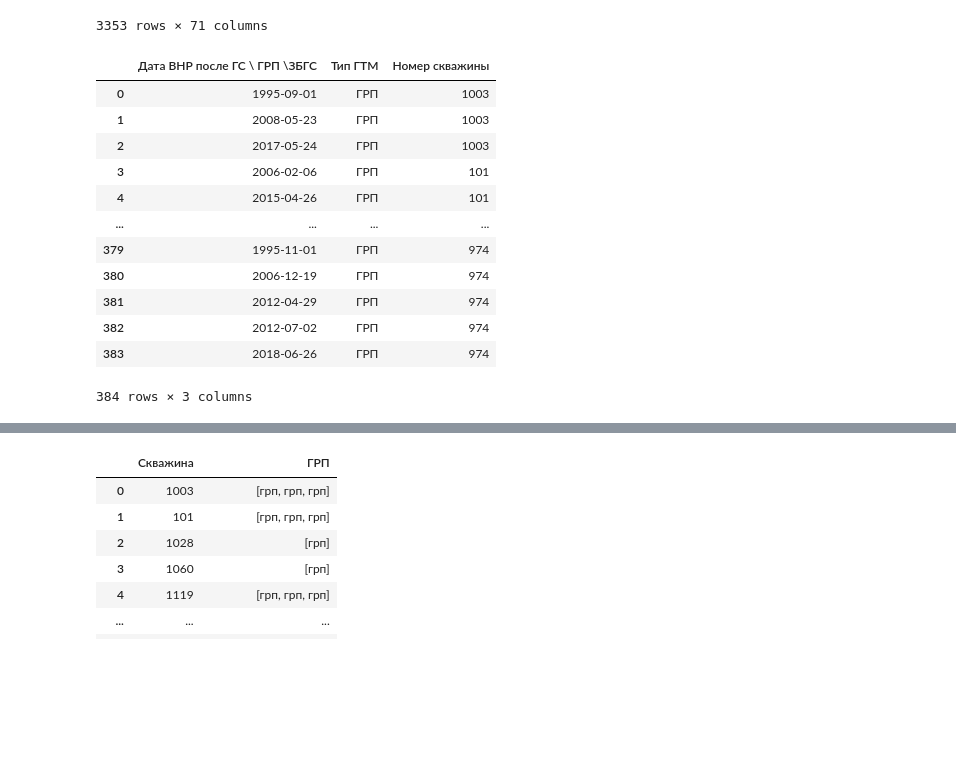
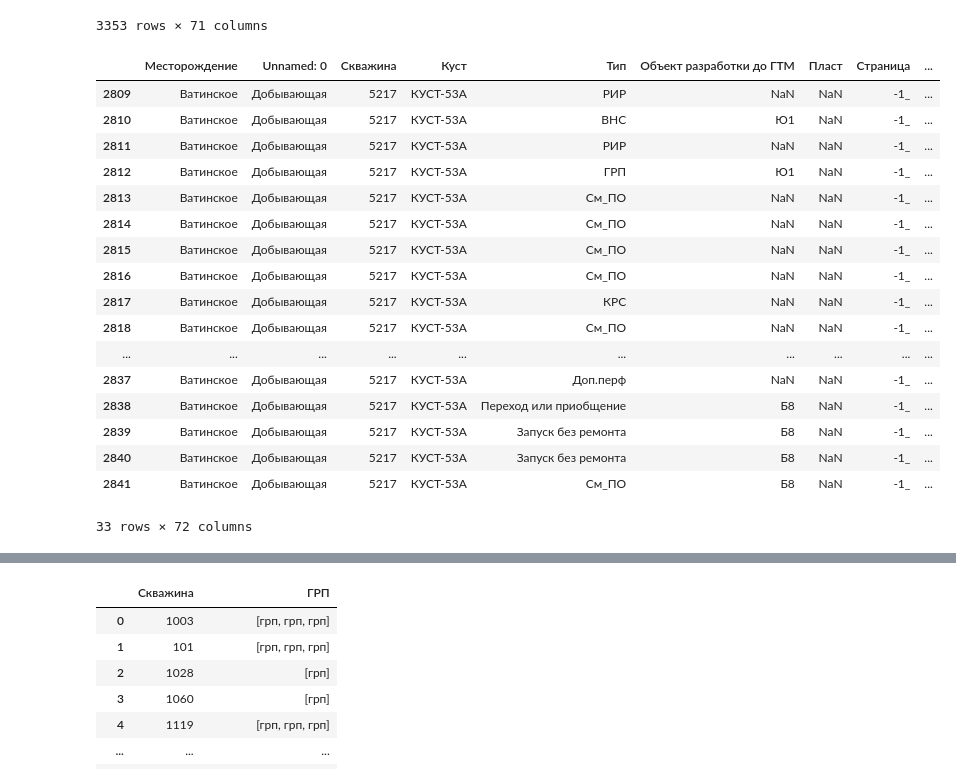
Before and after one commit to lybmvvs/appgazprom2.0, a Jupyter notebook: second app.ipynb, the cells around one changed output, grey strips where cells are left out. Drawn from its saved outputs; the diff is of its cells as text; code cells hidden in the pictures; blank space fills up the shorter version.

```diff
--- a/second app.ipynb
+++ b/second app.ipynb
@@ -255,40 +253,30 @@ grp_1
 # %%
 #даты введения ГРП и ВНС на скважинах очень важно!!!!!!!
 grp_3 = copy.deepcopy(grp_1)
-grp_3=grp_1
+
 grp_3['Дата ВНР после ГС \\ ГРП \\ЗБГС'] = grp_3.apply(
     lambda x:
-    x['Начало.1'] if 'КР7-2' in str(x['Краткое описание мероприятий'])
+    x['ВНР.1'] if 'КР7-2' in str(x['Краткое описание мероприятий'])
     else x['Начало.1'] if 'Ввод добывающих сква' in str(x['Краткое описание мероприятий'])
 
     else 'нет', axis=1)
-grp_3['Тип ГТМ'] = grp_3.apply(
-    lambda x:
-    'ГРП' if 'КР7-2' in str(x['Краткое описание мероприятий'])
-    else 'ВНС' if 'Ввод добывающих сква' in str(x['Краткое описание мероприятий'])
-    else 'нет', axis=1)
-grp_3 = grp_3.drop(grp_1[grp_1['Дата ВНР после ГС \\ ГРП \\ЗБГС'] == 'нет'].index)
-grp_3 = grp_3.groupby(by=['Скважина','Дата ВНР после ГС \ ГРП \ЗБГС']).agg(
-    {'Тип ГТМ': lambda x:
-     x.tolist()[0]}
-)
-grp_3.reset_index(inplace=True)
-vvv=grp_3['Скважина'].tolist()
-
-grp_3['Номер скважины']=vvv
-grp_3=grp_3.drop(['Скважина'],axis=1)
-grp_3
+grp_3.loc[grp_3['Скважина'] == '5217']
 # %% [output]
-|  | Дата ВНР после ГС \ ГРП \ЗБГС | Тип ГТМ | Номер скважины |
-| 0 | 1995-09-01 | ГРП | 1003 |
-| 1 | 2008-05-23 | ГРП | 1003 |
-| 2 | 2017-05-24 | ГРП | 1003 |
-| 3 | 2006-02-06 | ГРП | 101 |
-| 4 | 2015-04-26 | ГРП | 101 |
-| ... | ... | ... | ... |
-| 379 | 1995-11-01 | ГРП | 974 |
-| 380 | 2006-12-19 | ГРП | 974 |
-| 381 | 2012-04-29 | ГРП | 974 |
-| 382 | 2012-07-02 | ГРП | 974 |
-| 383 | 2018-06-26 | ГРП | 974 |
+|  | Месторождение | Unnamed: 0 | Скважина | Куст | Тип | Объект разработки до ГТМ | Пласт | Страница | ... |
+| 2809 | Ватинское | Добывающая | 5217 | КУСТ-53А | РИР | NaN | NaN | -1_ | ... |
+| 2810 | Ватинское | Добывающая | 5217 | КУСТ-53А | ВНС | Ю1 | NaN | -1_ | ... |
+| 2811 | Ватинское | Добывающая | 5217 | КУСТ-53А | РИР | NaN | NaN | -1_ | ... |
+| 2812 | Ватинское | Добывающая | 5217 | КУСТ-53А | ГРП | Ю1 | NaN | -1_ | ... |
+| 2813 | Ватинское | Добывающая | 5217 | КУСТ-53А | См_ПО | NaN | NaN | -1_ | ... |
+| 2814 | Ватинское | Добывающая | 5217 | КУСТ-53А | См_ПО | NaN | NaN | -1_ | ... |
+| 2815 | Ватинское | Добывающая | 5217 | КУСТ-53А | См_ПО | NaN | NaN | -1_ | ... |
+| 2816 | Ватинское | Добывающая | 5217 | КУСТ-53А | См_ПО | NaN | NaN | -1_ | ... |
+| 2817 | Ватинское | Добывающая | 5217 | КУСТ-53А | КРС | NaN | NaN | -1_ | ... |
+| 2818 | Ватинское | Добывающая | 5217 | КУСТ-53А | См_ПО | NaN | NaN | -1_ | ... |
+| ... | ... | ... | ... | ... | ... | ... | ... | ... | ... |
+| 2837 | Ватинское | Добывающая | 5217 | КУСТ-53А | Доп.перф | NaN | NaN | -1_ | ... |
+| 2838 | Ватинское | Добывающая | 5217 | КУСТ-53А | Переход или приобщение | Б8 | NaN | -1_ | ... |
+| 2839 | Ватинское | Добывающая | 5217 | КУСТ-53А | Запуск без ремонта | Б8 | NaN | -1_ | ... |
+| 2840 | Ватинское | Добывающая | 5217 | КУСТ-53А | Запуск без ремонта | Б8 | NaN | -1_ | ... |
+| 2841 | Ватинское | Добывающая | 5217 | КУСТ-53А | См_ПО | Б8 | NaN | -1_ | ... |
-384 rows × 3 columns
+33 rows × 72 columns
```
Also changed, not shown: parts of 37 cells of this notebook, 6 other files.
